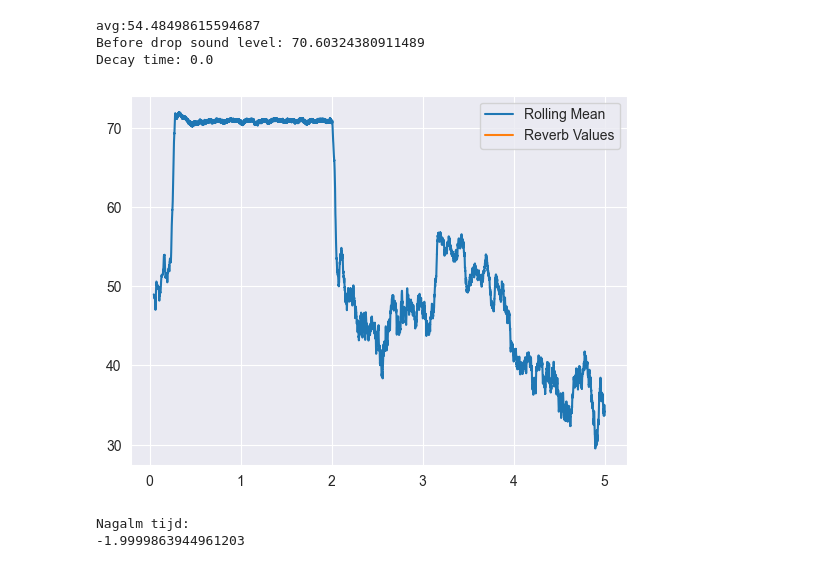
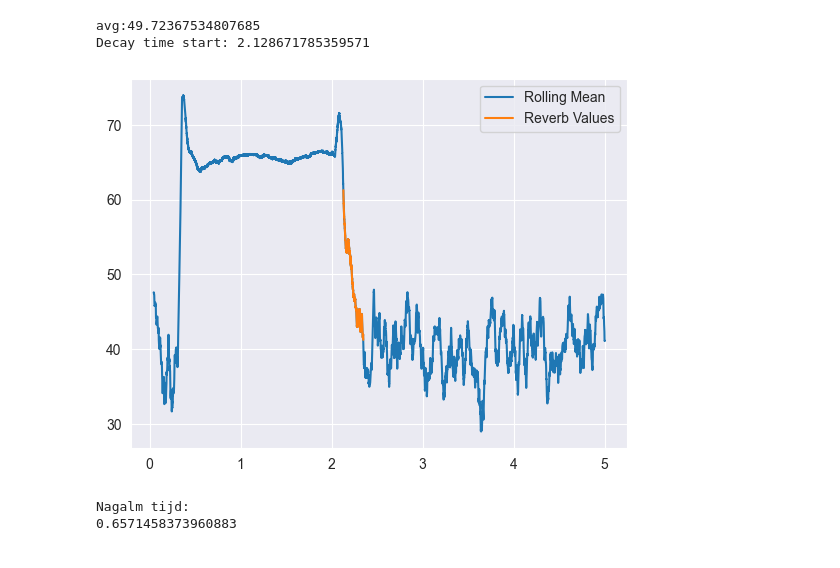
Before and after one commit to Spraxs/hva_project_1_3, a Jupyter notebook: record & process.ipynb, the cells around one changed output. Drawn from its saved outputs; the diff is of its cells as text; code cells hidden in the pictures.

```diff
--- a/record & process.ipynb
+++ b/record & process.ipynb
@@ -13,7 +13,7 @@ def record(_tone_duration, extra_duration):
 
     # Generate a 1 kHz sine wave tone for 1 second
     tone_samples = _tone_duration * fs
-    freq = 180        # frequency of the tone in Hz
+    freq = 700        # frequency of the tone in Hz
     time_array = np.arange(tone_samples) / fs
     tone = np.sin(2 * np.pi * freq * time_array)
 
@@ -111,53 +111,58 @@ import pandas as pd
 def get_reverb_time(_time_stamps, _sound_stop_index, _decibel_array):
     # Find the maximum sound level in the decibel array
     sound_level_before_drop = _decibel_array[_sound_stop_index]
+    _decay_start_point_index = np.argmax((_decibel_array <= sound_level_before_drop - 5) & (_time_stamps > _time_stamps[_sound_stop_index]))
+    sound_level_decay_start = _decibel_array[_decay_start_point_index]
 
-    print("Before drop sound level: " + str(sound_level_before_drop))
+    print("Decay time start: " + str(_time_stamps[_decay_start_point_index]))
 
     # Find the index of the first data point where the sound level is 60 dB below the maximum sound level
-    _decay_point_index = np.argmax((_decibel_array <= sound_level_before_drop - 52) & (_time_stamps > _time_stamps[_sound_stop_index]))
-
-    print("Decay time: " + str(_time_stamps[_decay_point_index]))
+    _decay_stop_point_index = np.argmax((_decibel_array <= sound_level_decay_start - 20) & (_time_stamps > _time_stamps[_decay_start_point_index]))
 
     # Calculate the time it takes for the sound level to decay by 60 dB
-    _reverb_time = _time_stamps[_decay_point_index] - _time_stamps[_sound_stop_index]
+    _reverb_time = (_time_stamps[_decay_stop_point_index] - _time_stamps[_decay_start_point_index]) * 3
 
-    return _reverb_time, _decay_point_index
+    return _reverb_time, _decay_start_point_index, _decay_stop_point_index
 
 # create a pandas dataframe with your time stamps and decibel values
 df = pd.DataFrame({'Time': time_stamps, 'Decibels': calibrated_decibel_array})
 
 # calculate a rolling mean with a window size of 100
 rolling_mean = df['Decibels'].rolling(window=2000).mean()
 
 df = pd.DataFrame({'Time': time_stamps, 'Decibels': calibrated_decibel_array, 'Rolling Mean': rolling_mean})
 
 # plot the original data and the rolling mean
 # plt.plot(df['Time'], df['Decibels'], label='Raw Data')
 plt.plot(df['Time'], rolling_mean, label='Rolling Mean')
 # plt.xlim(1.8, 5)
 
 print("avg:" + str(np.average(calibrated_decibel_array)))
 
-reverb_time, decay_point_index = get_reverb_time(_time_stamps=df['Time'], _decibel_array=rolling_mean, _sound_stop_index=sound_stop_index)
+reverb_time, decay_start_point_index, decay_stop_point_index = get_reverb_time(_time_stamps=df['Time'], _decibel_array=rolling_mean, _sound_stop_index=sound_stop_index)
 
 # Select the rows in the DataFrame that fall within the time range
-time_range_data = df.loc[(df['Time'].index >= sound_stop_index) & (df['Time'].index <= decay_point_index)]
+time_range_data = df.loc[(df['Time'].index >= decay_start_point_index) & (df['Time'].index <= decay_stop_point_index)]
 
 # Extract the time and decibel values into separate arrays
 time_range_times = time_range_data['Time'].values
 time_range_decibels = time_range_data['Rolling Mean'].values
 
 plt.plot(time_range_times, time_range_decibels, label='Reverb Values')
 plt.legend()
+
+
+# Set the limits of the x-axis to zoom in
+# plt.xlim(1.99, 2.06)
+# plt.ylim(40, 90)
+
 plt.show()
 
 print("Nagalm tijd: ")
 print(str(reverb_time))
 # %% [output]
-avg:54.48498615594687
-Before drop sound level: 70.60324380911489
-Decay time: 0.0
+avg:49.72367534807685
+Decay time start: 2.128671785359571
-[figure, old version]
+[figure, new version]
 Nagalm tijd:
--1.9999863944961203
+0.6571458373960883
```
Also changed, not shown: parts of 4 cells of this notebook, 6 other files.
